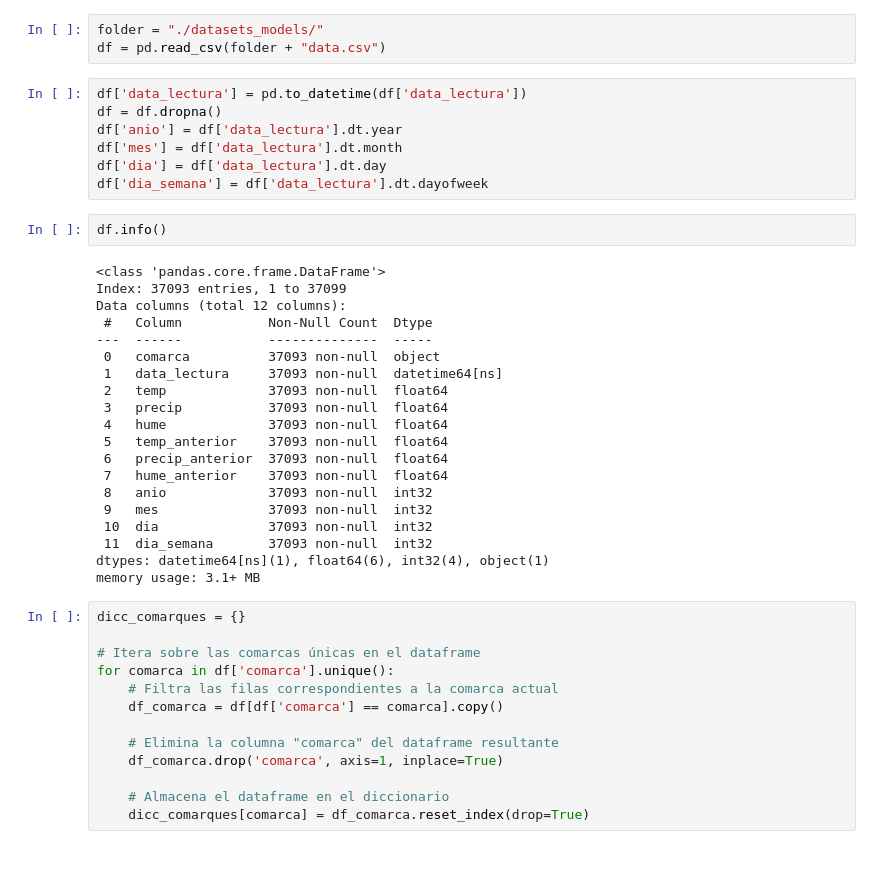
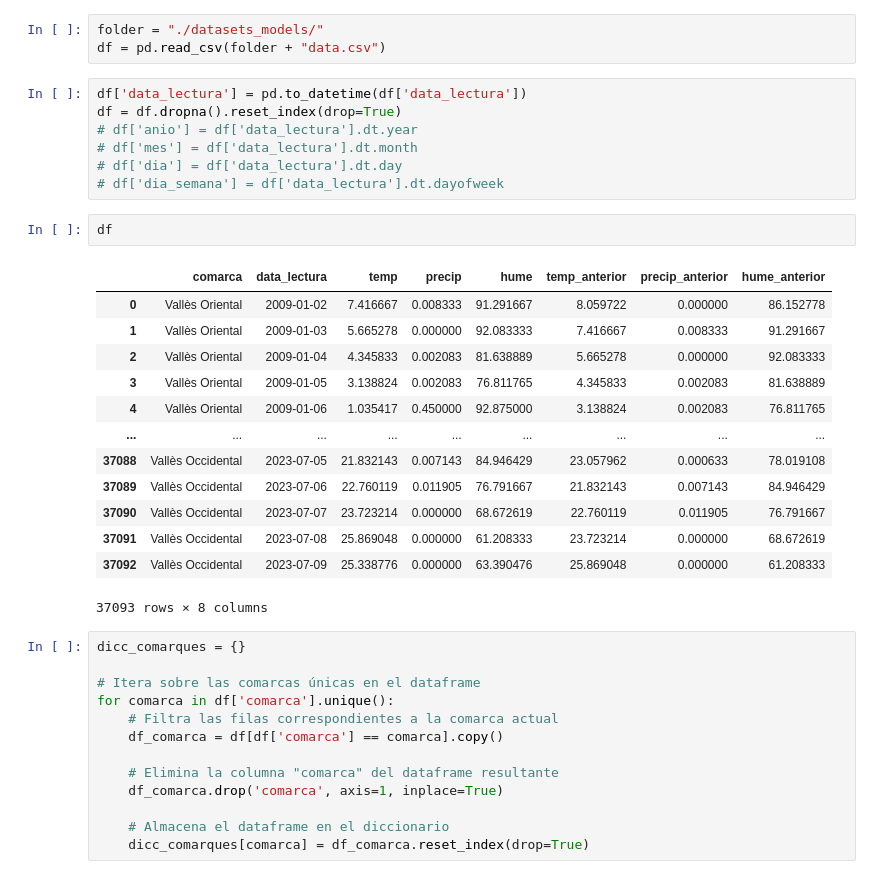
Before and after one commit to abyss0one/ClimateAI, a Jupyter notebook: F&P.ipynb, the cells around one changed output. Saved outputs shown, nothing was run; the diff lists cells and outputs as text.

```diff
--- a/F&P.ipynb
+++ b/F&P.ipynb
@@ -10,33 +10,27 @@ folder = "./datasets_models/"
 df = pd.read_csv(folder + "data.csv")
 # %%
 df['data_lectura'] = pd.to_datetime(df['data_lectura'])
-df = df.dropna()
-df['anio'] = df['data_lectura'].dt.year
-df['mes'] = df['data_lectura'].dt.month
-df['dia'] = df['data_lectura'].dt.day
-df['dia_semana'] = df['data_lectura'].dt.dayofweek
+df = df.dropna().reset_index(drop=True)
+# df['anio'] = df['data_lectura'].dt.year
+# df['mes'] = df['data_lectura'].dt.month
+# df['dia'] = df['data_lectura'].dt.day
+# df['dia_semana'] = df['data_lectura'].dt.dayofweek
 # %%
-df.info()
+df
 # %% [output]
+|  | comarca | data_lectura | temp | precip | hume | temp_anterior | precip_anterior | hume_anterior |
+| 0 | Vallès Oriental | 2009-01-02 | 7.416667 | 0.008333 | 91.291667 | 8.059722 | 0.000000 | 86.152778 |
+| 1 | Vallès Oriental | 2009-01-03 | 5.665278 | 0.000000 | 92.083333 | 7.416667 | 0.008333 | 91.291667 |
+| 2 | Vallès Oriental | 2009-01-04 | 4.345833 | 0.002083 | 81.638889 | 5.665278 | 0.000000 | 92.083333 |
+| 3 | Vallès Oriental | 2009-01-05 | 3.138824 | 0.002083 | 76.811765 | 4.345833 | 0.002083 | 81.638889 |
+| 4 | Vallès Oriental | 2009-01-06 | 1.035417 | 0.450000 | 92.875000 | 3.138824 | 0.002083 | 76.811765 |
+| ... | ... | ... | ... | ... | ... | ... | ... | ... |
+| 37088 | Vallès Occidental | 2023-07-05 | 21.832143 | 0.007143 | 84.946429 | 23.057962 | 0.000633 | 78.019108 |
+| 37089 | Vallès Occidental | 2023-07-06 | 22.760119 | 0.011905 | 76.791667 | 21.832143 | 0.007143 | 84.946429 |
+| 37090 | Vallès Occidental | 2023-07-07 | 23.723214 | 0.000000 | 68.672619 | 22.760119 | 0.011905 | 76.791667 |
+| 37091 | Vallès Occidental | 2023-07-08 | 25.869048 | 0.000000 | 61.208333 | 23.723214 | 0.000000 | 68.672619 |
+| 37092 | Vallès Occidental | 2023-07-09 | 25.338776 | 0.000000 | 63.390476 | 25.869048 | 0.000000 | 61.208333 |
-<class 'pandas.core.frame.DataFrame'>
-Index: 37093 entries, 1 to 37099
-Data columns (total 12 columns):
- #   Column           Non-Null Count  Dtype
----  ------           --------------  -----
- 0   comarca          37093 non-null  object
- 1   data_lectura     37093 non-null  datetime64[ns]
- 2   temp             37093 non-null  float64
- 3   precip           37093 non-null  float64
- 4   hume             37093 non-null  float64
- 5   temp_anterior    37093 non-null  float64
- 6   precip_anterior  37093 non-null  float64
- 7   hume_anterior    37093 non-null  float64
- 8   anio             37093 non-null  int32
- 9   mes              37093 non-null  int32
- 10  dia              37093 non-null  int32
- 11  dia_semana       37093 non-null  int32
-dtypes: datetime64[ns](1), float64(6), int32(4), object(1)
-memory usage: 3.1+ MB
+37093 rows × 8 columns
 # %%
 dicc_comarques = {}
 
```
Also changed, not shown: parts of 4 cells of this notebook, 10 other files.
